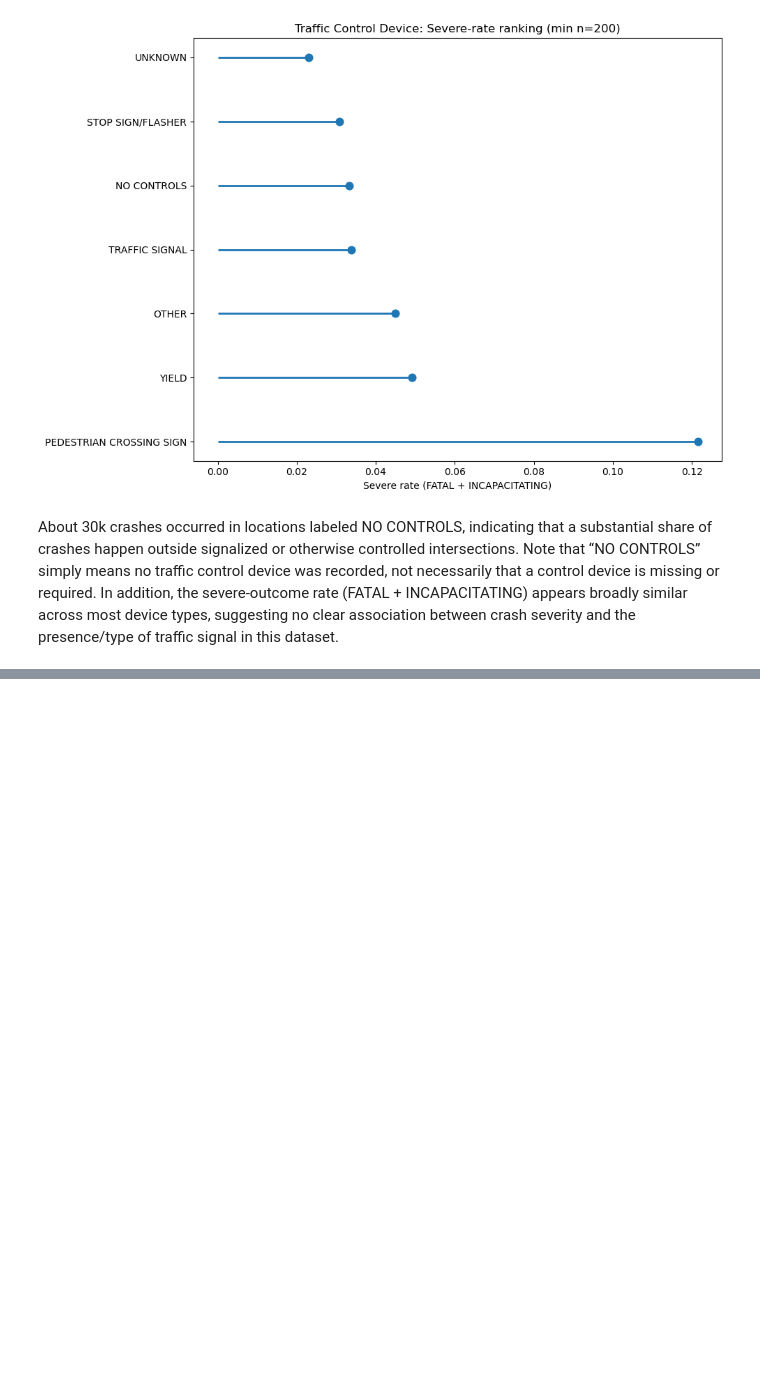
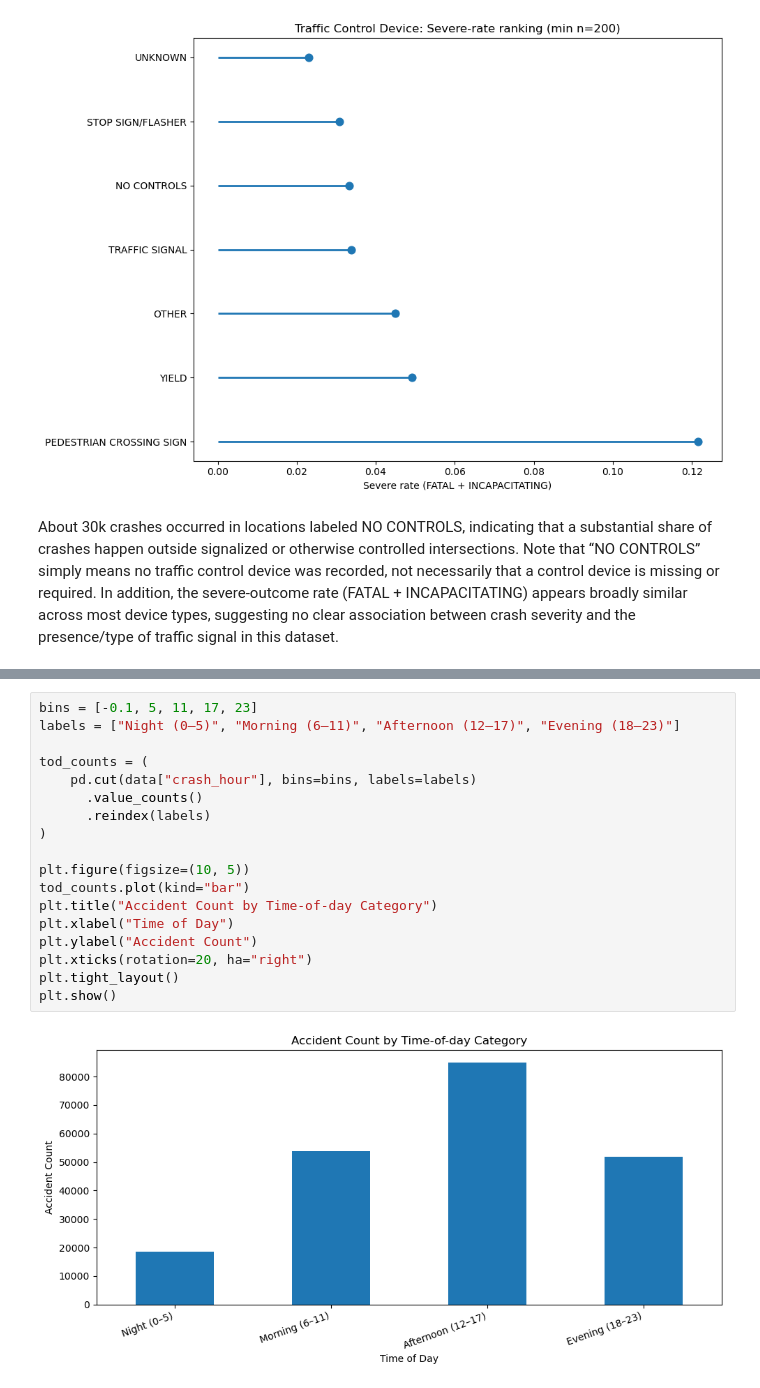
Before and after one commit to Zihao-Sheng/DATA552Project_Group5, a Jupyter notebook: notebook/Exploratory_Data_Analysis.ipynb, the cells around one changed output, grey strips where cells are left out. Saved outputs shown, nothing was run; the diff lists cells and outputs as text; blank space fills up the shorter version.

```diff
--- a/notebook/Exploratory_Data_Analysis.ipynb
+++ b/notebook/Exploratory_Data_Analysis.ipynb
@@ -187,0 +247,20 @@ About 30k crashes occurred in locations labeled NO CONTROLS, indicating that a s
+# %%
+bins = [-0.1, 5, 11, 17, 23]
+labels = ["Night (0–5)", "Morning (6–11)", "Afternoon (12–17)", "Evening (18–23)"]
+
+tod_counts = (
+    pd.cut(data["crash_hour"], bins=bins, labels=labels)
+      .value_counts()
+      .reindex(labels)
+)
+
+plt.figure(figsize=(10, 5))
+tod_counts.plot(kind="bar")
+plt.title("Accident Count by Time-of-day Category")
+plt.xlabel("Time of Day")
+plt.ylabel("Accident Count")
+plt.xticks(rotation=20, ha="right")
+plt.tight_layout()
+plt.show()
+# %% [output]
+[figure, added]
```
Also changed, not shown: parts of 4 cells of this notebook.
